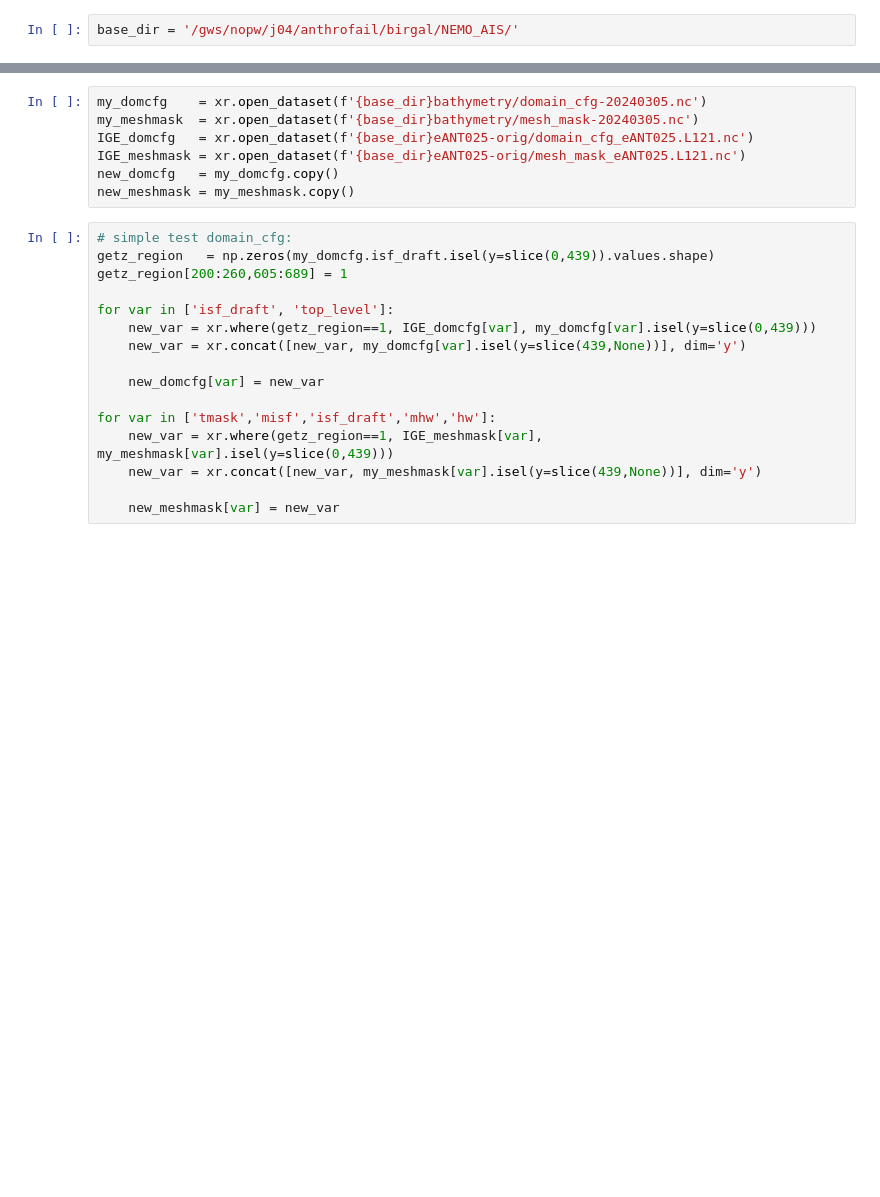
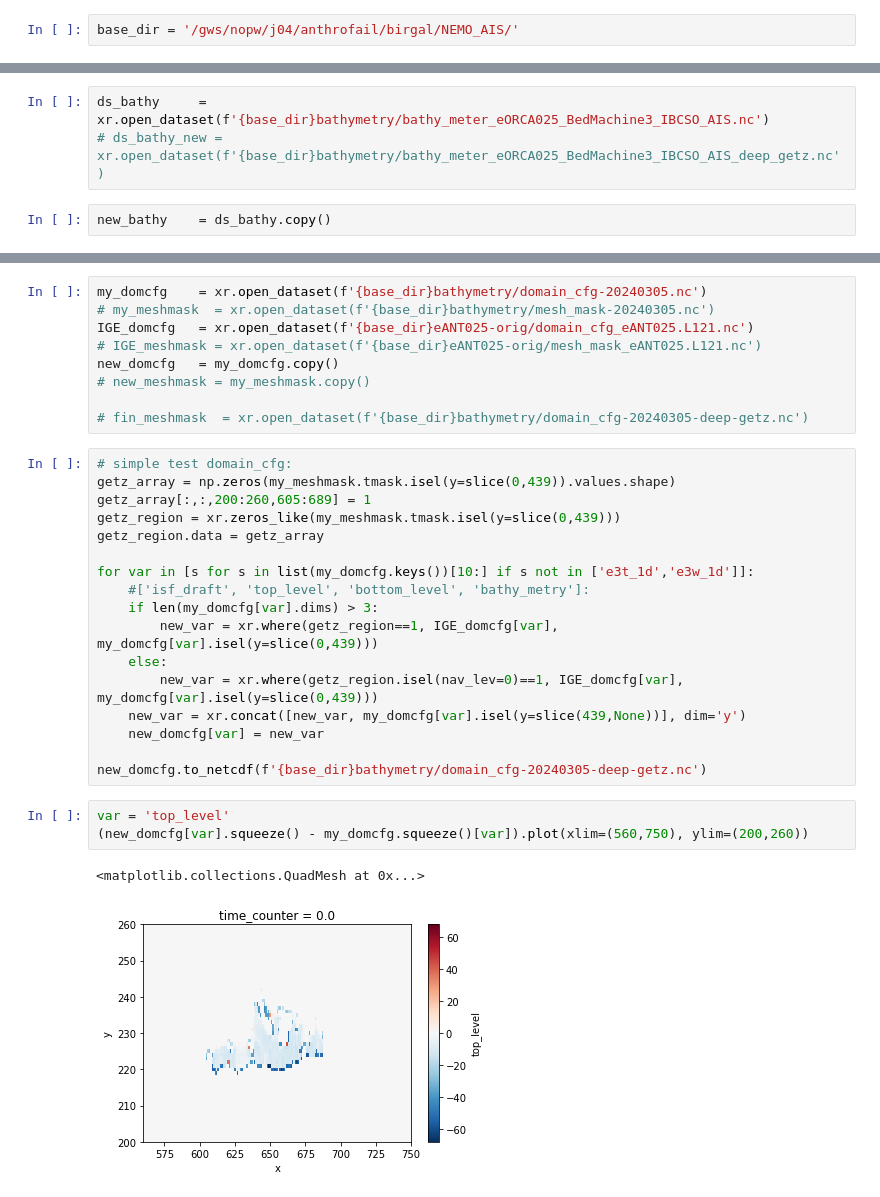
Before and after one commit to brogalla/analysis-birgal, a Jupyter notebook: nemo_config_setup/climate-experiments/modify_getz_icedraft.ipynb, the cells around one changed output, grey strips where cells are left out. Drawn from its saved outputs; the diff is of its cells as text; blank space fills up the shorter version.

```diff
--- a/nemo_config_setup/climate-experiments/modify_getz_icedraft.ipynb
+++ b/nemo_config_setup/climate-experiments/modify_getz_icedraft.ipynb
@@ -9,0 +16,5 @@ base_dir = '/gws/nopw/j04/anthrofail/birgal/NEMO_AIS/'
+# %%
+ds_bathy     = xr.open_dataset(f'{base_dir}bathymetry/bathy_meter_eORCA025_BedMachine3_IBCSO_AIS.nc')
+# ds_bathy_new = xr.open_dataset(f'{base_dir}bathymetry/bathy_meter_eORCA025_BedMachine3_IBCSO_AIS_deep_getz.nc')
+# %%
+new_bathy    = ds_bathy.copy()
@@ -10,24 +76,33 @@ base_dir = '/gws/nopw/j04/anthrofail/birgal/NEMO_AIS/'
 # %%
 my_domcfg    = xr.open_dataset(f'{base_dir}bathymetry/domain_cfg-20240305.nc')
-my_meshmask  = xr.open_dataset(f'{base_dir}bathymetry/mesh_mask-20240305.nc')
+# my_meshmask  = xr.open_dataset(f'{base_dir}bathymetry/mesh_mask-20240305.nc')
 IGE_domcfg   = xr.open_dataset(f'{base_dir}eANT025-orig/domain_cfg_eANT025.L121.nc')
-IGE_meshmask = xr.open_dataset(f'{base_dir}eANT025-orig/mesh_mask_eANT025.L121.nc')
+# IGE_meshmask = xr.open_dataset(f'{base_dir}eANT025-orig/mesh_mask_eANT025.L121.nc')
 new_domcfg   = my_domcfg.copy()
-new_meshmask = my_meshmask.copy()
+# new_meshmask = my_meshmask.copy()
+
+# fin_meshmask  = xr.open_dataset(f'{base_dir}bathymetry/domain_cfg-20240305-deep-getz.nc')
 # %%
 # simple test domain_cfg:
-getz_region   = np.zeros(my_domcfg.isf_draft.isel(y=slice(0,439)).values.shape)
-getz_region[200:260,605:689] = 1
+getz_array = np.zeros(my_meshmask.tmask.isel(y=slice(0,439)).values.shape)
+getz_array[:,:,200:260,605:689] = 1
+getz_region = xr.zeros_like(my_meshmask.tmask.isel(y=slice(0,439)))
+getz_region.data = getz_array
 
-for var in ['isf_draft', 'top_level']:
-    new_var = xr.where(getz_region==1, IGE_domcfg[var], my_domcfg[var].isel(y=slice(0,439)))
+for var in [s for s in list(my_domcfg.keys())[10:] if s not in ['e3t_1d','e3w_1d']]:
+    #['isf_draft', 'top_level', 'bottom_level', 'bathy_metry']:
+    if len(my_domcfg[var].dims) > 3:
+        new_var = xr.where(getz_region==1, IGE_domcfg[var], my_domcfg[var].isel(y=slice(0,439)))
+    else:
+        new_var = xr.where(getz_region.isel(nav_lev=0)==1, IGE_domcfg[var], my_domcfg[var].isel(y=slice(0,439)))
     new_var = xr.concat([new_var, my_domcfg[var].isel(y=slice(439,None))], dim='y')
-
     new_domcfg[var] = new_var
 
-for var in ['tmask','misf','isf_draft','mhw','hw']:
-    new_var = xr.where(getz_region==1, IGE_meshmask[var], my_meshmask[var].isel(y=slice(0,439)))
-    new_var = xr.concat([new_var, my_meshmask[var].isel(y=slice(439,None))], dim='y')
-
-    new_meshmask[var] = new_var
+new_domcfg.to_netcdf(f'{base_dir}bathymetry/domain_cfg-20240305-deep-getz.nc')
+# %%
+var = 'top_level'
+(new_domcfg[var].squeeze() - my_domcfg.squeeze()[var]).plot(xlim=(560,750), ylim=(200,260))
+# %% [output]
+<matplotlib.collections.QuadMesh at 0x...>
+[figure, added]
 # %%
```
Also changed, not shown: parts of 13 cells of this notebook.
